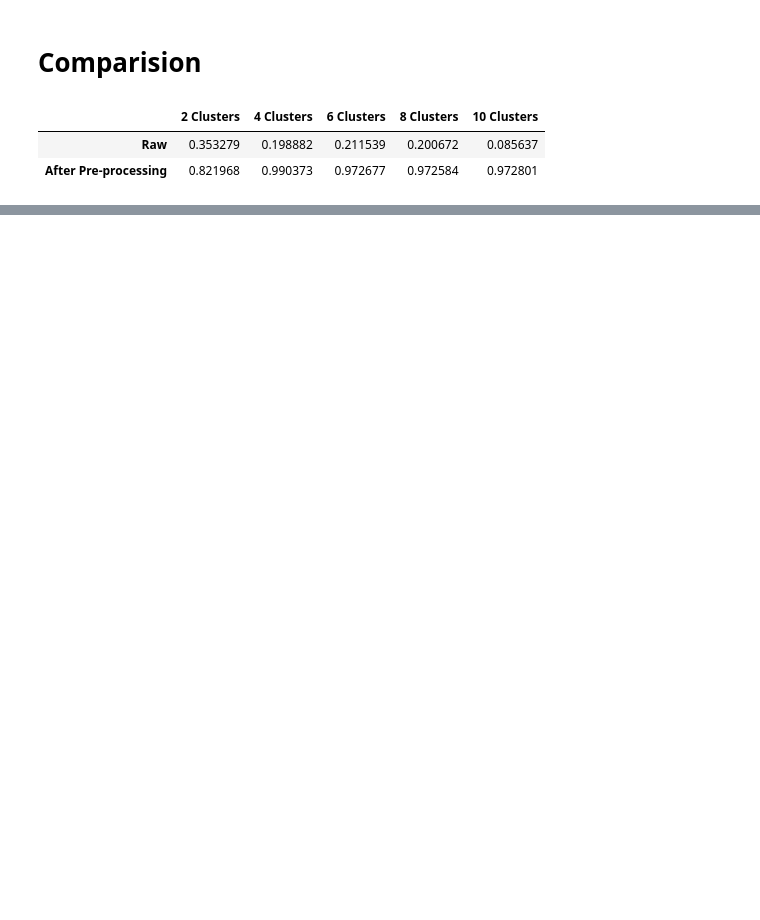
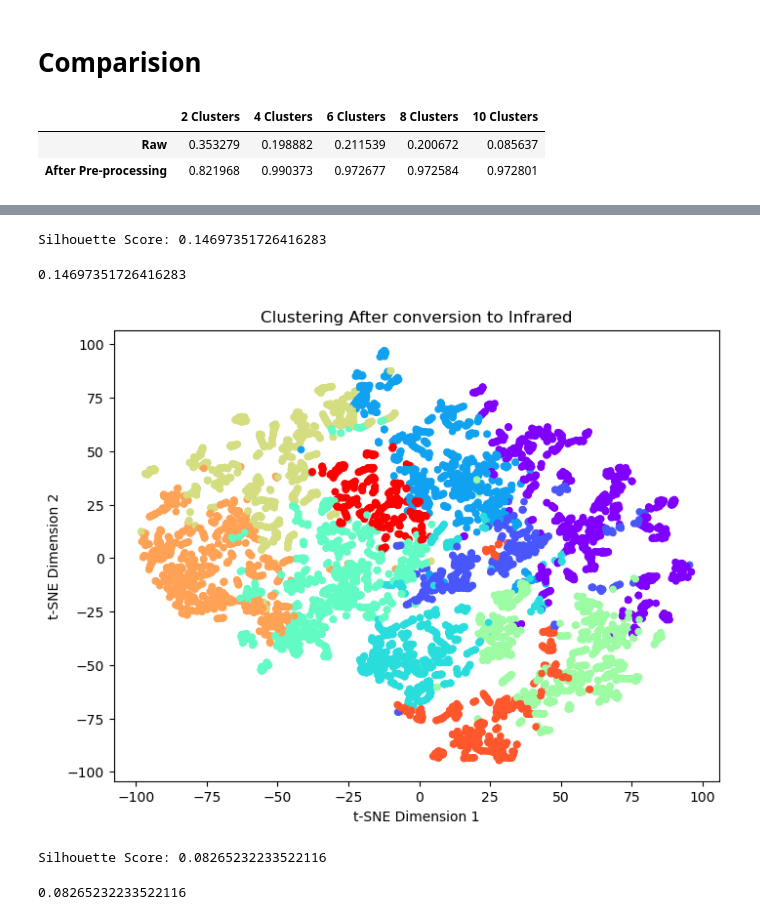
Before and after one commit to Suhail270/DMML_Part2, a Jupyter notebook: clustering.ipynb, the cells around one changed output, grey strips where cells are left out. Drawn from its saved outputs; the diff is of its cells as text; code cells hidden in the pictures; blank space fills up the shorter version.

Commit message:
done hard clustering

```diff
--- a/clustering.ipynb
+++ b/clustering.ipynb
@@ -537,18 +322,0 @@ NameError: name 'testing_df' is not defined
-# %%
-data = []
-labels = []
-
-for cluster_label in np.unique(cluster_labels):
-    cluster_mask = (cluster_labels == cluster_label)
-    X_cluster = testing_df[cluster_mask]
-    y_cluster = y_train[cluster_mask].flatten()
-    majority_class = np.bincount(y_cluster).argmax()
-
-    for unique_class in y_cluster:
-        class_size = np.sum(y_cluster == unique_class)
-
-    data.append(X_cluster)
-    labels.append(y_cluster)
-
-data = np.concatenate(data, axis=0)
-labels = np.concatenate(labels)
@@ -673,0 +661,10 @@ TSNEplots(testing_df,spectral_labels_final,"Final Clusters")
+# %%
+# function to apply Birch clustering on df
+# takes df and num of clusters as parameters
+# returns predicted labels
+def birchfunc(data,n_clusters):
+    brc = Birch(threshold=0.3, branching_factor=50,n_clusters=n_clusters)
+    clusters = brc.fit_predict(data)
+    clusters = pd.DataFrame(clusters)
+
+    return clusters
@@ -673,0 +696,14 @@ TSNEplots(testing_df,spectral_labels_final,"Final Clusters")
+# %%
+# apply clustering algorithm to df converted to infrared with 10 clusters
+birch_labels_infra = birchfunc(infrared_df_org,10)
+# %%
+# obtain silhouette score
+silhouetteScore(infrared_df_org,birch_labels_infra)
+# %% [output]
+Silhouette Score: 0.14697351726416283
+0.14697351726416283
+# %%
+# plot TSNE graph
+TSNEplots(infrared_df_org,birch_labels_infra,"Clustering After conversion to Infrared")
+# %% [output]
+[figure, added]
@@ -673,0 +713,6 @@ TSNEplots(testing_df,spectral_labels_final,"Final Clusters")
+# %%
+# obtain silhouette score
+silhouetteScore(infra_no_outliers,birch_labels_infra_no_outliers)
+# %% [output]
+Silhouette Score: 0.08265232233522116
+0.08265232233522116
```
Also changed, not shown: parts of 150 cells of this notebook.
